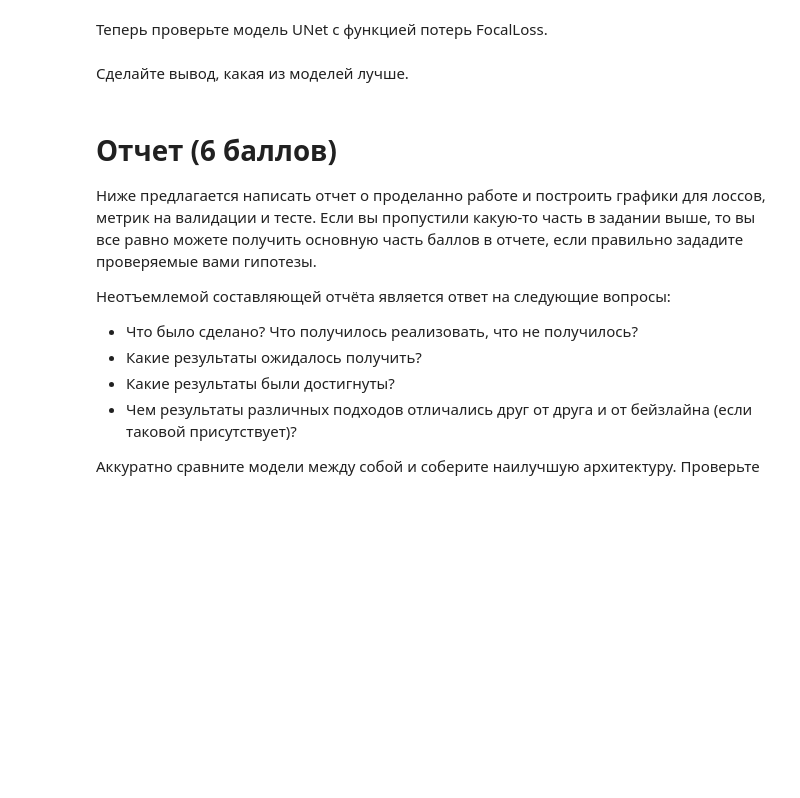
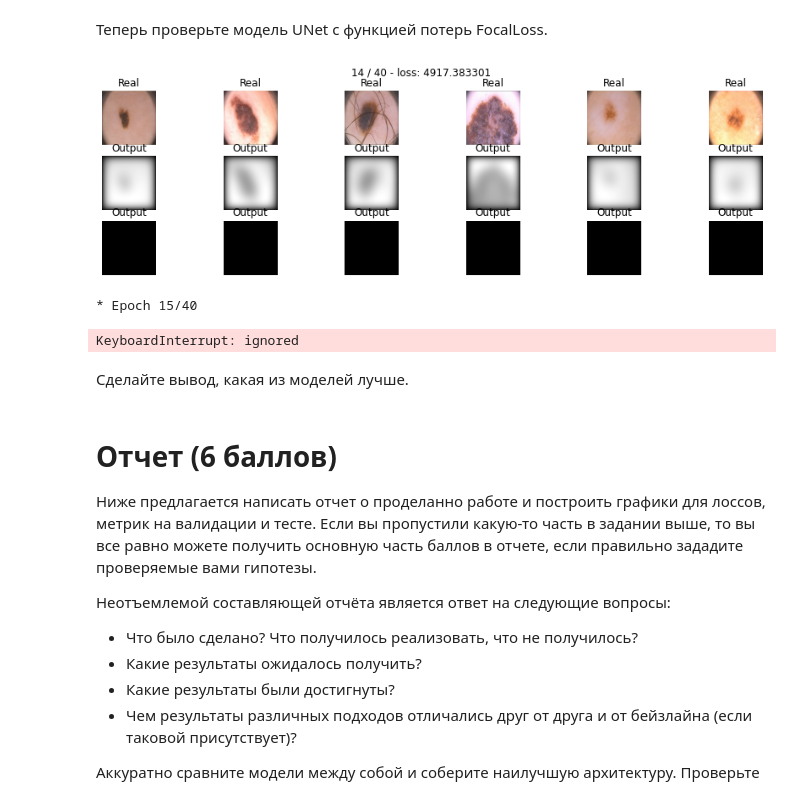
Before and after one commit to gbrs/DLS_1_2022_spring, a Jupyter notebook: 24 Домашка/[hw,basic]semantic_segmentation.ipynb, the cells around one changed output. Drawn from its saved outputs; the diff is of its cells as text; code cells hidden in the pictures; blank space fills up the shorter version.

```diff
--- a/24 Домашка/[hw,basic]semantic_segmentation.ipynb
+++ b/24 Домашка/[hw,basic]semantic_segmentation.ipynb
@@ -729,5 +787,11 @@ score_model(unet_model_bce, iou_pytorch, data_val)
 Теперь проверьте модель UNet c функцией потерь FocalLoss.
 # %%
 unet_model_focal = UNet().to(device) ##
+optimaizer = torch.optim.Adam(unet_model_focal.parameters())
-# %%
-train(unet_model_focal, optim.Adam(unet_model_focal.parameters()), focal_loss, 40, data_tr, data_val)  ##
+# %%
+max_epochs = 40
+train(unet_model_focal, optimaizer, focal_loss, max_epochs, data_tr, data_val)  ##
+# %% [output]
+[figure, added]
+* Epoch 15/40
+KeyboardInterrupt: ignored
```
Also changed, not shown: parts of 48 cells of this notebook.
